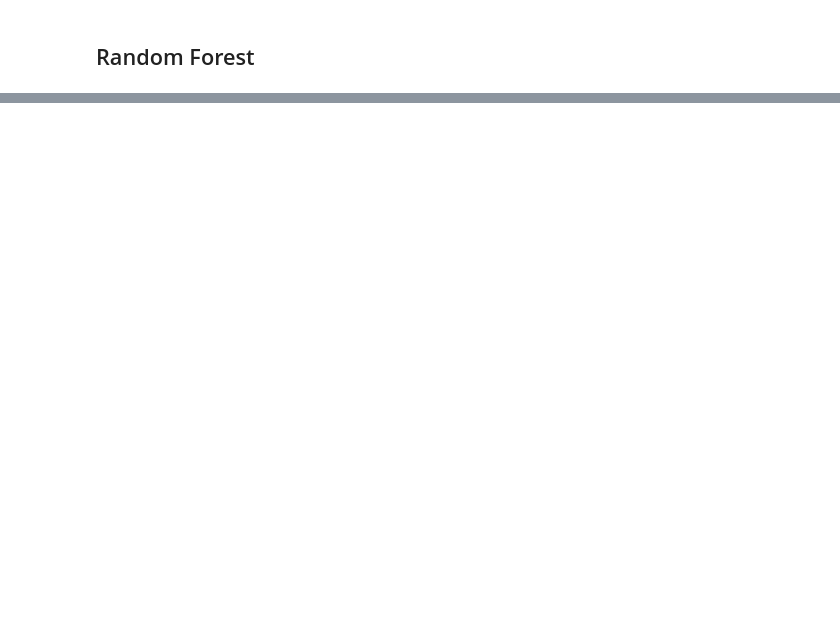
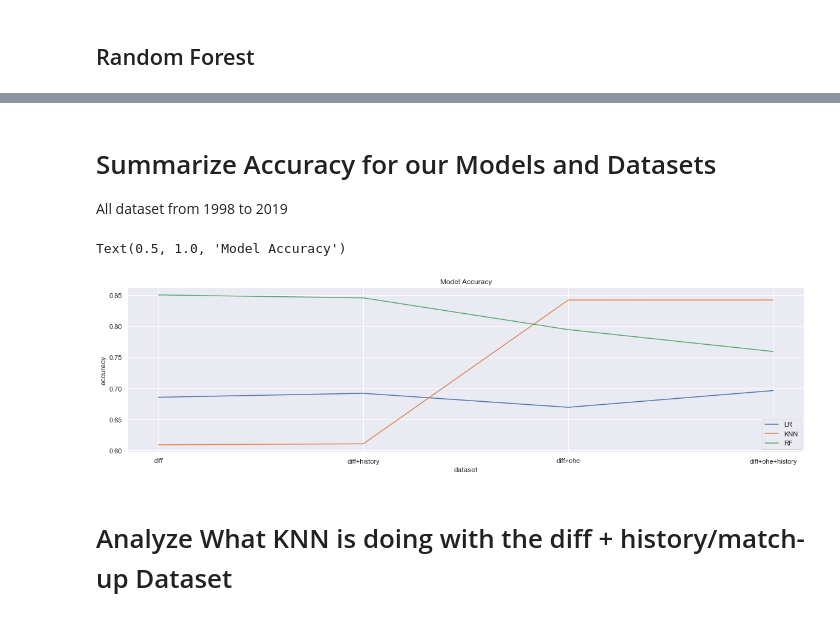
Before and after one commit to sv650s/atp-tennis-predictions, a Jupyter notebook: notebooks/8-atp_history_data.ipynb, the cells around one changed output, grey strips where cells are left out. Drawn from its saved outputs; the diff is of its cells as text; code cells hidden in the pictures; blank space fills up the shorter version.

```diff
--- a/notebooks/8-atp_history_data.ipynb
+++ b/notebooks/8-atp_history_data.ipynb
@@ -335,2 +357,20 @@ Win   2592  4854
 # %%
 pickle.dump(rf_ohe, open(MODEL_FILE_RF_OHE, 'wb'))
+# %% [markdown]
+# Summarize Accuracy for our Models and Datasets
+
+All dataset from 1998 to 2019
+# %%
+REPORT_FILE = '../reports/summary.csv'
+summary = pd.read_csv(REPORT_FILE)
+
+f, a = plt.subplots(1, 1, figsize=(20, 5))
+sns.lineplot(x="dataset", y="accuracy", data=summary[summary.model == "LR"], label="LR")
+sns.lineplot(x="dataset", y="accuracy", data=summary[summary.model == "KNN"], label="KNN")
+sns.lineplot(x="dataset", y="accuracy", data=summary[summary.model == "RF"], label="RF")
+a.set_title("Model Accuracy")
+# %% [output]
+Text(0.5, 1.0, 'Model Accuracy')
+[figure, added]
+# %% [markdown]
+# Analyze What KNN is doing with the diff + history/match-up Dataset
```
Also changed, not shown: parts of 30 cells of this notebook, 4 other files.
